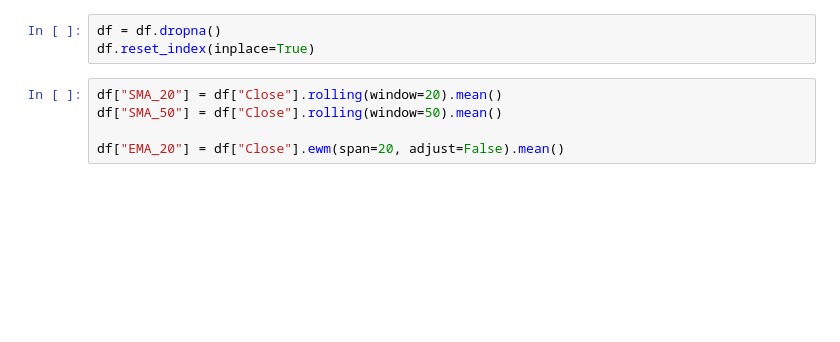
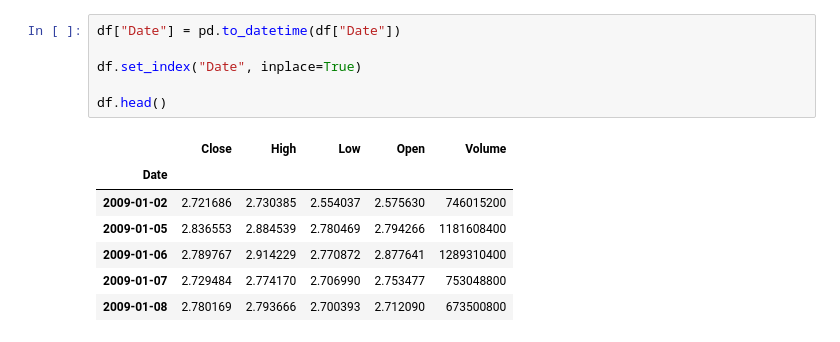
Before and after one commit to konesham2014/news-sentiment-analysis, a Jupyter notebook: notebooks/task_2_technical_indicators.ipynb, the cells around one changed output. Saved outputs shown, nothing was run; the diff lists cells and outputs as text; blank space fills up the shorter version.

```diff
--- a/notebooks/task_2_technical_indicators.ipynb
+++ b/notebooks/task_2_technical_indicators.ipynb
@@ -12,8 +18,14 @@ df.head()
 # %%
-df = df.dropna()
-df.reset_index(inplace=True)
+df["Date"] = pd.to_datetime(df["Date"])
+
+df.set_index("Date", inplace=True)
+
+df.head()
+# %% [output]
+|  | Close | High | Low | Open | Volume |
+| Date |  |  |  |  |  |
+| 2009-01-02 | 2.721686 | 2.730385 | 2.554037 | 2.575630 | 746015200 |
+| 2009-01-05 | 2.836553 | 2.884539 | 2.780469 | 2.794266 | 1181608400 |
+| 2009-01-06 | 2.789767 | 2.914229 | 2.770872 | 2.877641 | 1289310400 |
+| 2009-01-07 | 2.729484 | 2.774170 | 2.706990 | 2.753477 | 753048800 |
+| 2009-01-08 | 2.780169 | 2.793666 | 2.700393 | 2.712090 | 673500800 |
-# %%
-df["SMA_20"] = df["Close"].rolling(window=20).mean()
-df["SMA_50"] = df["Close"].rolling(window=50).mean()
-
-df["EMA_20"] = df["Close"].ewm(span=20, adjust=False).mean()
```
Also changed, not shown: parts of 15 cells of this notebook, 2 other files.
